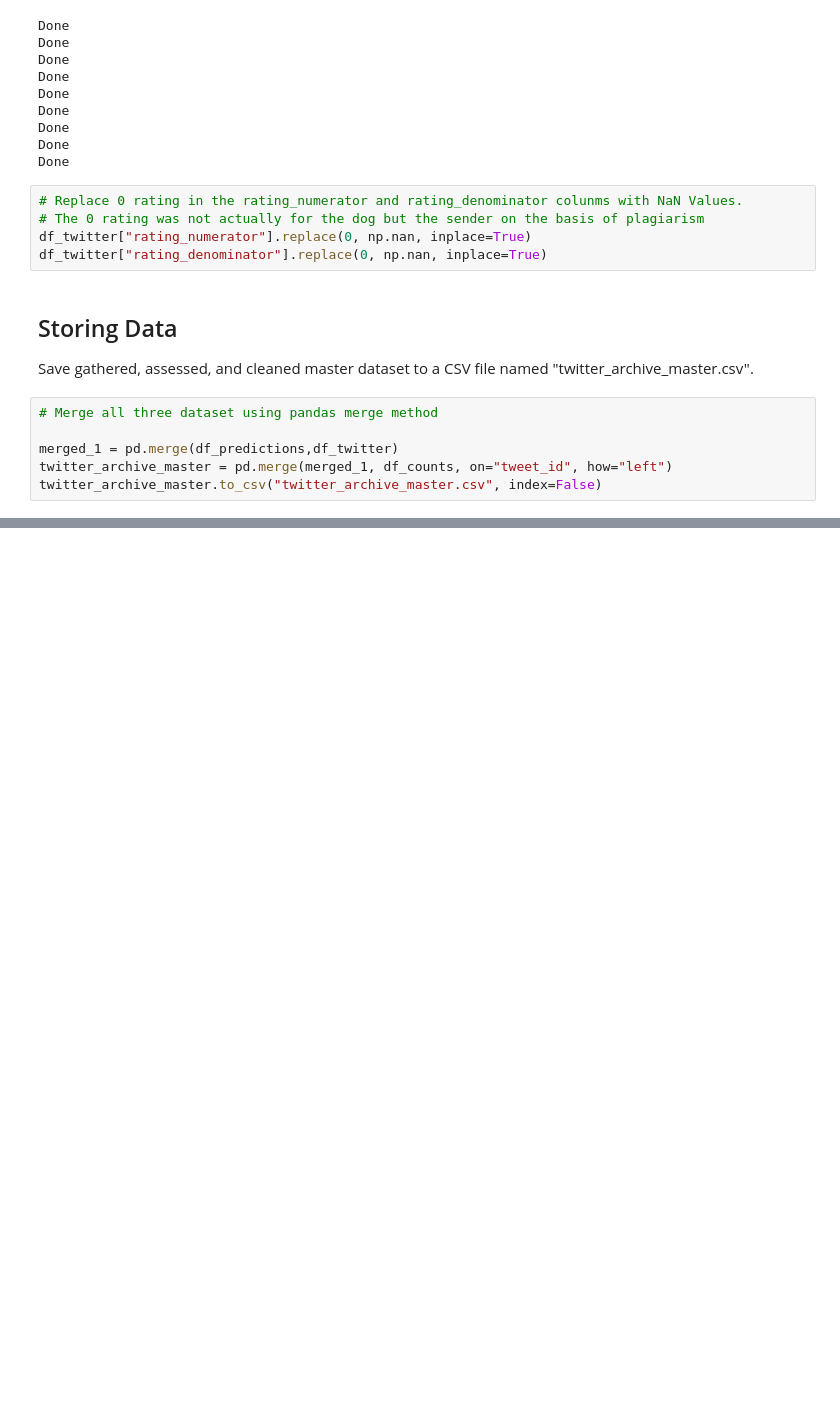
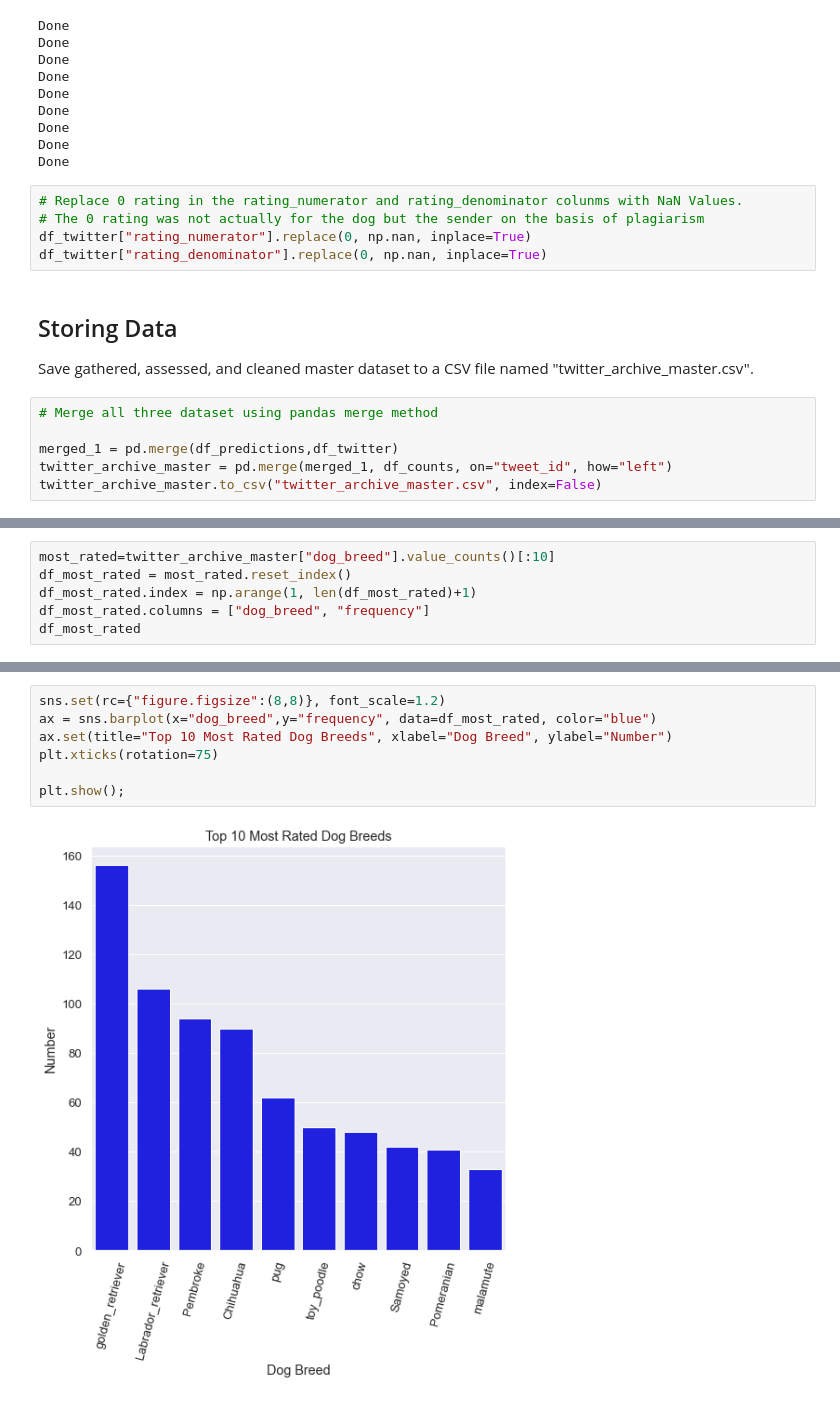
Before and after one commit to PatrickEmmanuel/WeRateDods-Data-Wrangling-Act, a Jupyter notebook: Data-wrangle-act.ipynb, the cells around one changed output, grey strips where cells are left out. Saved outputs shown, nothing was run; the diff lists cells and outputs as text; blank space fills up the shorter version.

Commit message:
Analyze the Data

```diff
--- a/Data-wrangle-act.ipynb
+++ b/Data-wrangle-act.ipynb
@@ -979,0 +1008,6 @@ twitter_archive_master.to_csv("twitter_archive_master.csv", index=False)
+# %%
+most_rated=twitter_archive_master["dog_breed"].value_counts()[:10]
+df_most_rated = most_rated.reset_index()
+df_most_rated.index = np.arange(1, len(df_most_rated)+1)
+df_most_rated.columns = ["dog_breed", "frequency"]
+df_most_rated
@@ -979,0 +1026,9 @@ twitter_archive_master.to_csv("twitter_archive_master.csv", index=False)
+# %%
+sns.set(rc={"figure.figsize":(8,8)}, font_scale=1.2)
+ax = sns.barplot(x="dog_breed",y="frequency", data=df_most_rated, color="blue")
+ax.set(title="Top 10 Most Rated Dog Breeds", xlabel="Dog Breed", ylabel="Number")
+plt.xticks(rotation=75)
+
+plt.show();
+# %% [output]
+[figure, added]
```
Also changed, not shown: parts of 20 cells of this notebook.
